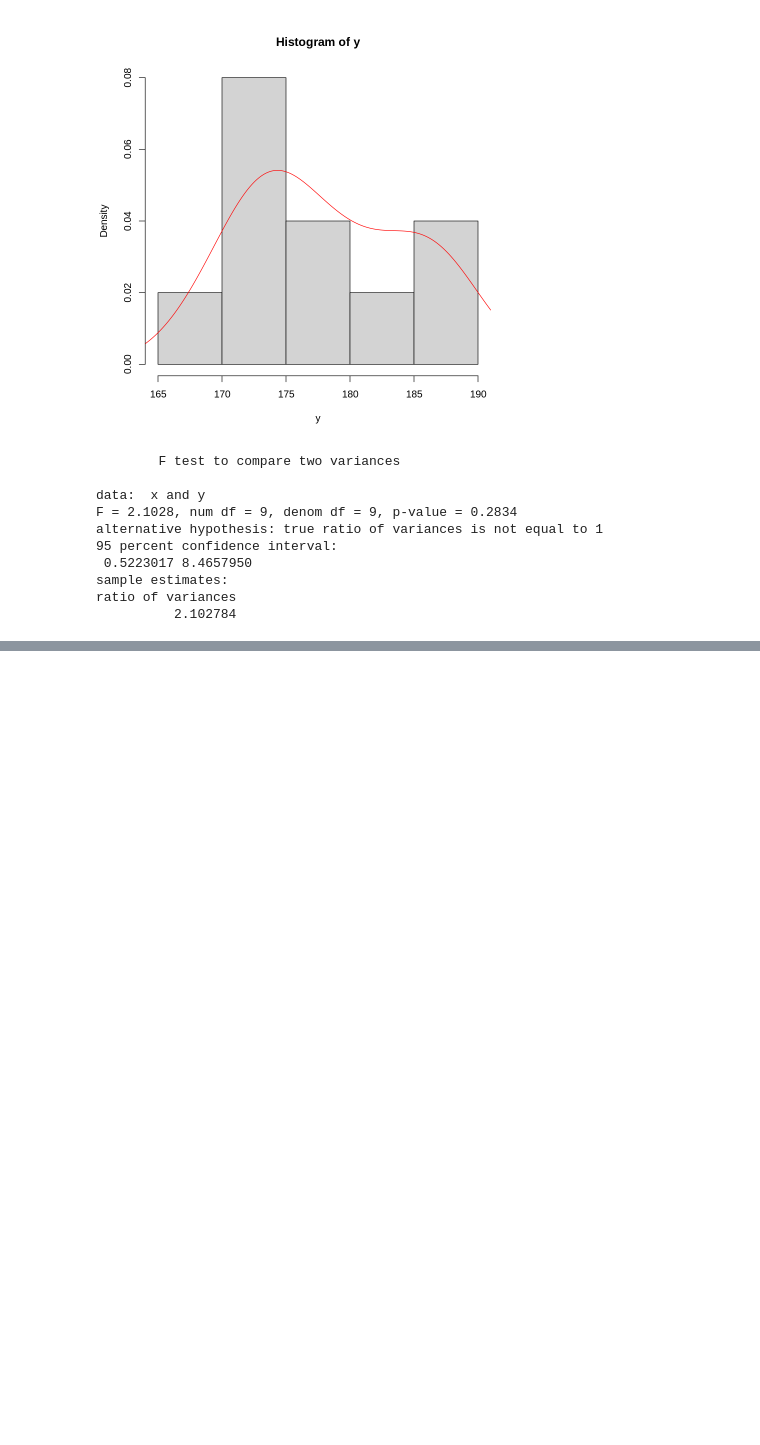
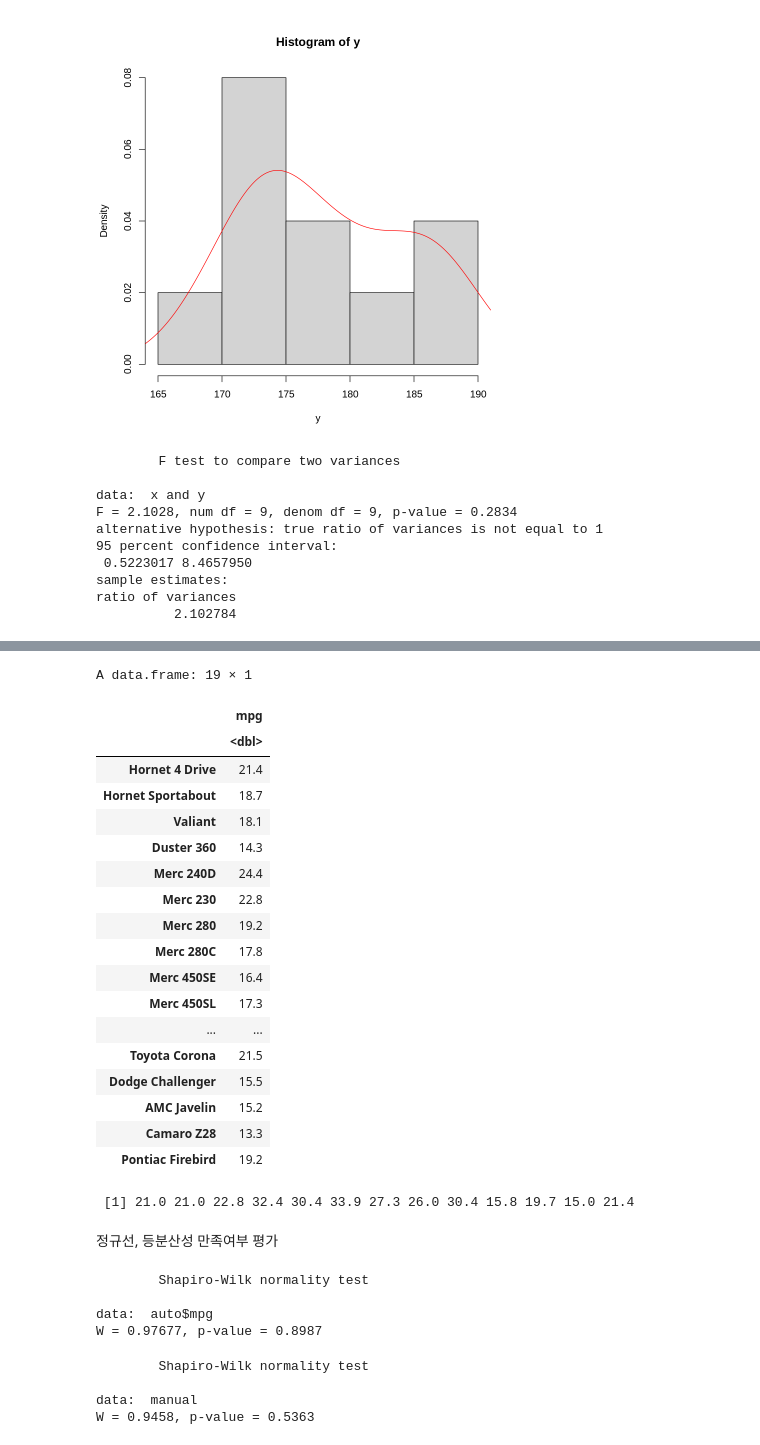
Before and after one commit to gyujin0450/Rstudy, a Jupyter notebook: R14_001.ipynb, the cells around one changed output, grey strips where cells are left out. Saved outputs shown, nothing was run; the diff lists cells and outputs as text; code cells hidden in the pictures; blank space fills up the shorter version.

```diff
--- a/R14_001.ipynb
+++ b/R14_001.ipynb
@@ -49,0 +85,44 @@ ratio of variances
+# %%
+auto <- mtcars %>% filter(am == 0) %>% select(mpg)
+auto
+# %% [output]
+A data.frame: 19 × 1
+|  | mpg |
+|  | <dbl> |
+| Hornet 4 Drive | 21.4 |
+| Hornet Sportabout | 18.7 |
+| Valiant | 18.1 |
+| Duster 360 | 14.3 |
+| Merc 240D | 24.4 |
+| Merc 230 | 22.8 |
+| Merc 280 | 19.2 |
+| Merc 280C | 17.8 |
+| Merc 450SE | 16.4 |
+| Merc 450SL | 17.3 |
+| ... | ... |
+| Toyota Corona | 21.5 |
+| Dodge Challenger | 15.5 |
+| AMC Javelin | 15.2 |
+| Camaro Z28 | 13.3 |
+| Pontiac Firebird | 19.2 |
+# %%
+manual <- mtcars[mtcars$am == 1, 'mpg']
+manual
+# %% [output]
+ [1] 21.0 21.0 22.8 32.4 30.4 33.9 27.3 26.0 30.4 15.8 19.7 15.0 21.4
+# %% [markdown]
+정규선, 등분산성 만족여부 평가
+# %%
+shapiro.test(auto$mpg) # p > 0.05 이므로 H0 채택(정규성있음)
+# %% [output]
+        Shapiro-Wilk normality test
+
+data:  auto$mpg
+W = 0.97677, p-value = 0.8987
+# %%
+shapiro.test(manual)  # p > 0.05 이므로 H0 채택(정규성있음)
+# %% [output]
+        Shapiro-Wilk normality test
+
+data:  manual
+W = 0.9458, p-value = 0.5363
```
Also changed, not shown: parts of 8 cells of this notebook.
